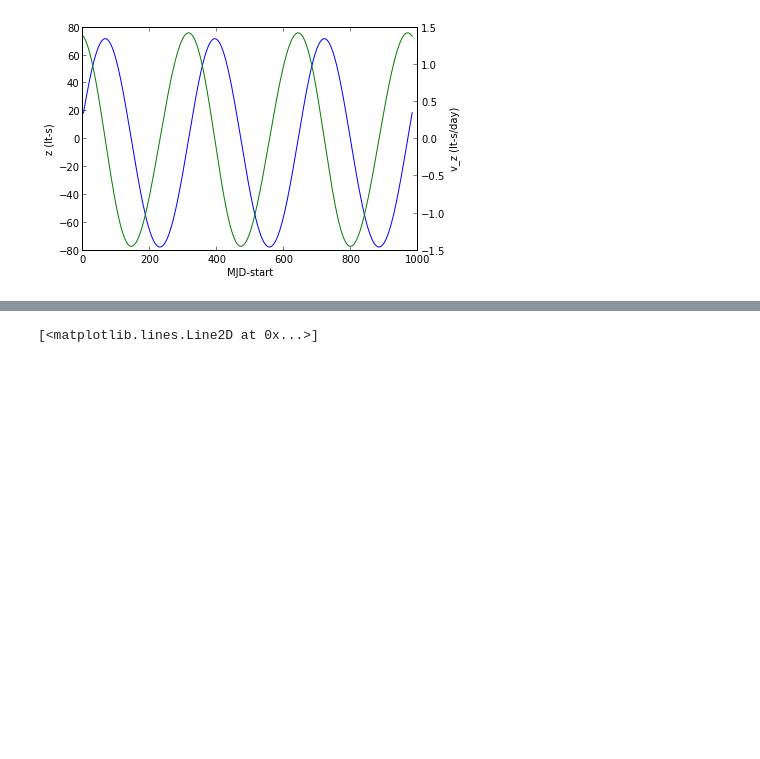
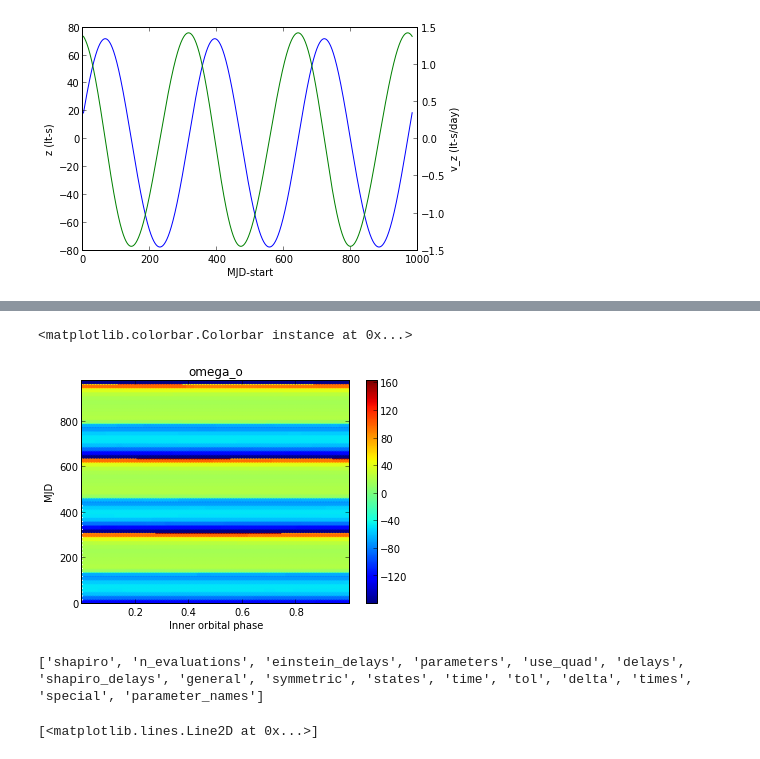
Before and after one commit to aarchiba/triplesystem, a Jupyter notebook: reference_orbit.ipynb, the cells around one changed output, grey strips where cells are left out. Drawn from its saved outputs; the diff is of its cells as text; code cells hidden in the pictures; blank space fills up the shorter version.

```diff
--- a/reference_orbit.ipynb
+++ b/reference_orbit.ipynb
@@ -75,3 +133,17 @@ for i in range(len(o["times"])):
+# %%
+plt.title("omega_o")
+plt.hexbin(o["phase_i"],o["times"],C=np.degrees(o["omega_o"]))
+plt.xlabel("Inner orbital phase")
+plt.ylabel("MJD")
+plt.colorbar()
+plt.savefig("omega_o.pdf")
+# %% [output]
+<matplotlib.colorbar.Colorbar instance at 0x...>
+[figure, added]
+# %%
+print o.keys()
+# %% [output]
+['shapiro', 'n_evaluations', 'einstein_delays', 'parameters', 'use_quad', 'delays', 'shapiro_delays', 'general', 'symmetric', 'states', 'time', 'tol', 'delta', 'times', 'special', 'parameter_names']
 # %%
 plt.plot(o["times"], delta_i)
 # %% [output]
```
Also changed, not shown: parts of 8 cells of this notebook, 8 other files.
